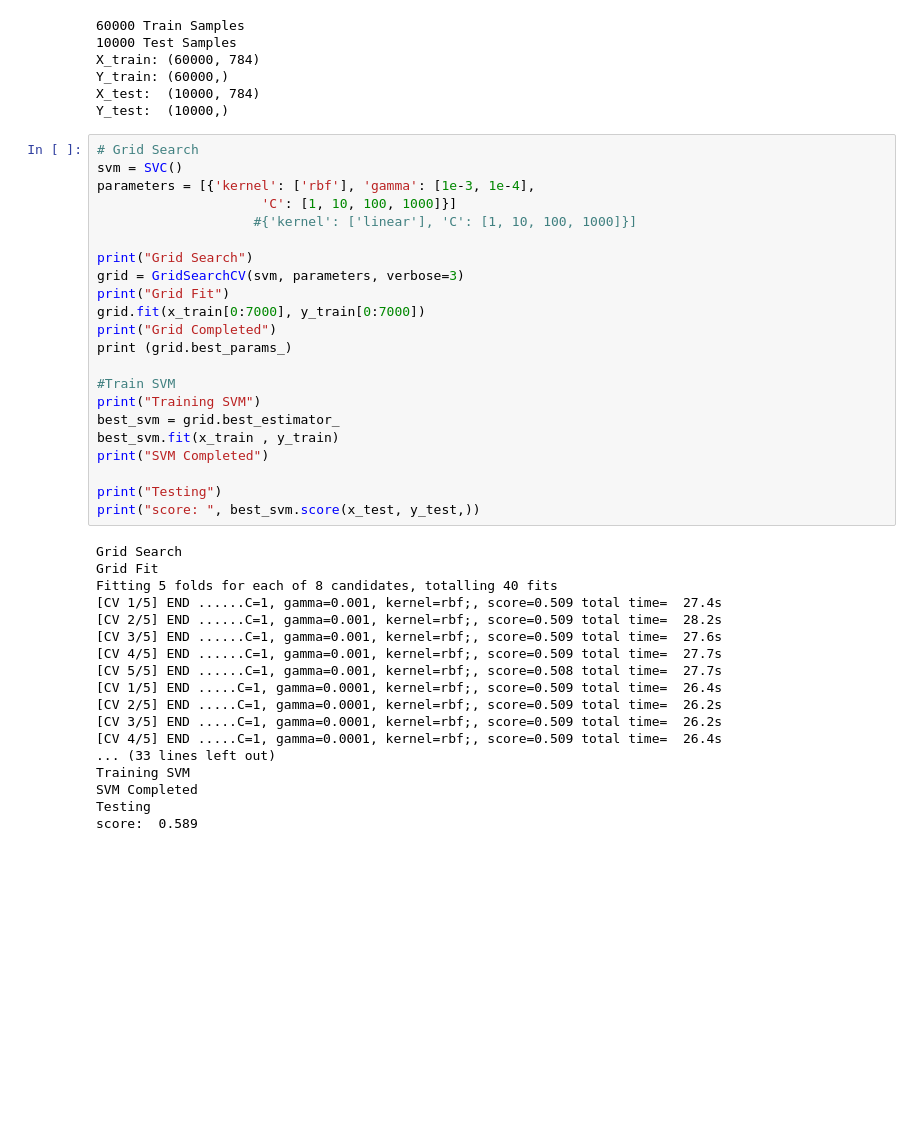
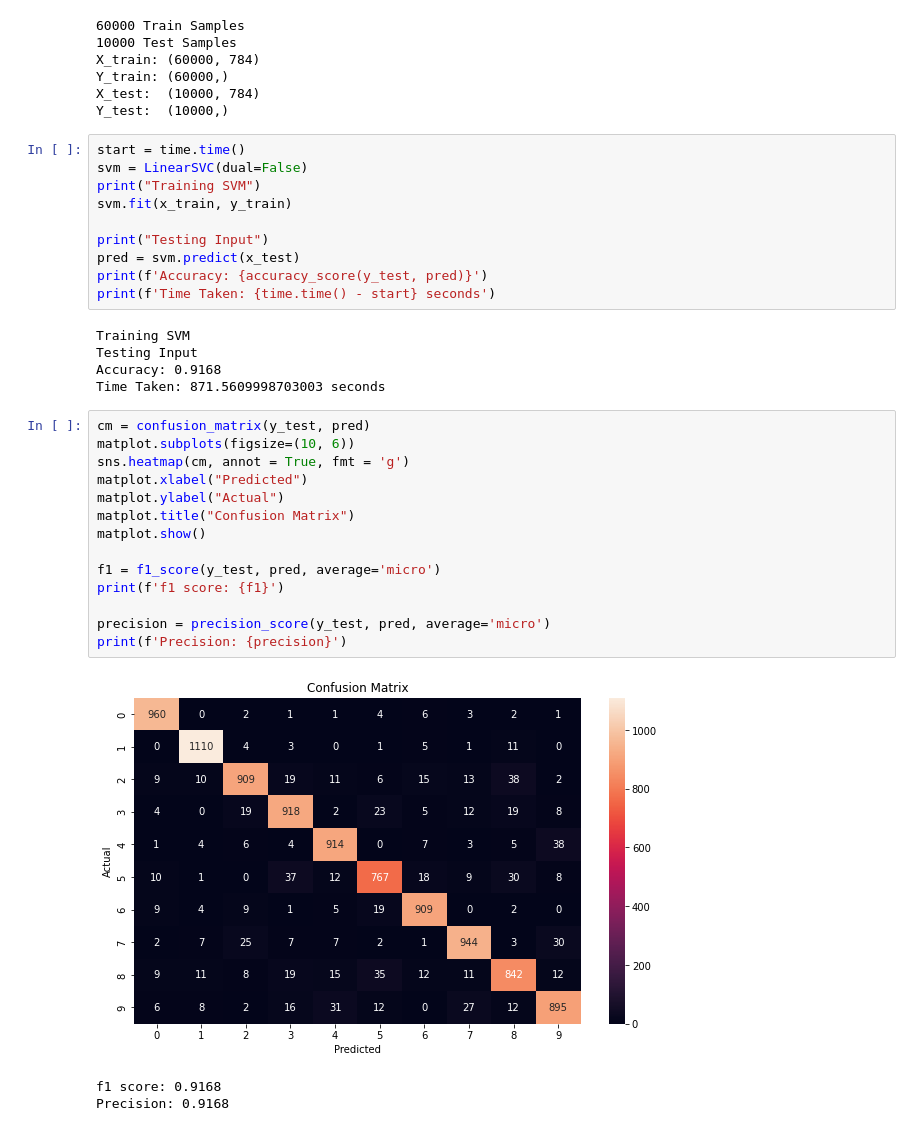
Before and after one commit to ayad318/ML2, a Jupyter notebook: SVM.ipynb, the cells around one changed output. Cells and saved outputs as stored; diff of their text form; blank space fills up the shorter version.

```diff
--- a/SVM.ipynb
+++ b/SVM.ipynb
@@ -38,42 +40,35 @@ Y_train: (60000,)
 X_test:  (10000, 784)
 Y_test:  (10000,)
 # %%
-# Grid Search
-svm = SVC()
-parameters = [{'kernel': ['rbf'], 'gamma': [1e-3, 1e-4],
-                     'C': [1, 10, 100, 1000]}]
-                    #{'kernel': ['linear'], 'C': [1, 10, 100, 1000]}]
+start = time.time()
+svm = LinearSVC(dual=False)
+print("Training SVM")
+svm.fit(x_train, y_train)
 
-print("Grid Search")
-grid = GridSearchCV(svm, parameters, verbose=3)
-print("Grid Fit")
-grid.fit(x_train[0:7000], y_train[0:7000])
-print("Grid Completed")
-print (grid.best_params_)
-
-#Train SVM
-print("Training SVM")
-best_svm = grid.best_estimator_
-best_svm.fit(x_train , y_train)
-print("SVM Completed")
-
-print("Testing")
-print("score: ", best_svm.score(x_test, y_test,))
+print("Testing Input")
+pred = svm.predict(x_test)
+print(f'Accuracy: {accuracy_score(y_test, pred)}')
+print(f'Time Taken: {time.time() - start} seconds')
 # %% [output]
-Grid Search
-Grid Fit
-Fitting 5 folds for each of 8 candidates, totalling 40 fits
-[CV 1/5] END ......C=1, gamma=0.001, kernel=rbf;, score=0.509 total time=  27.4s
-[CV 2/5] END ......C=1, gamma=0.001, kernel=rbf;, score=0.509 total time=  28.2s
-[CV 3/5] END ......C=1, gamma=0.001, kernel=rbf;, score=0.509 total time=  27.6s
-[CV 4/5] END ......C=1, gamma=0.001, kernel=rbf;, score=0.509 total time=  27.7s
-[CV 5/5] END ......C=1, gamma=0.001, kernel=rbf;, score=0.508 total time=  27.7s
-[CV 1/5] END .....C=1, gamma=0.0001, kernel=rbf;, score=0.509 total time=  26.4s
-[CV 2/5] END .....C=1, gamma=0.0001, kernel=rbf;, score=0.509 total time=  26.2s
-[CV 3/5] END .....C=1, gamma=0.0001, kernel=rbf;, score=0.509 total time=  26.2s
-[CV 4/5] END .....C=1, gamma=0.0001, kernel=rbf;, score=0.509 total time=  26.4s
-... (33 lines left out)
 Training SVM
-SVM Completed
-Testing
-score:  0.589
+Testing Input
+Accuracy: 0.9168
+Time Taken: 871.5609998703003 seconds
+# %%
+cm = confusion_matrix(y_test, pred)
+matplot.subplots(figsize=(10, 6))
+sns.heatmap(cm, annot = True, fmt = 'g')
+matplot.xlabel("Predicted")
+matplot.ylabel("Actual")
+matplot.title("Confusion Matrix")
+matplot.show()
+
+f1 = f1_score(y_test, pred, average='micro')
+print(f'f1 score: {f1}')
+
+precision = precision_score(y_test, pred, average='micro')
+print(f'Precision: {precision}')
+# %% [output]
+[figure, added]
+f1 score: 0.9168
+Precision: 0.9168
```
Also changed, not shown: parts of 2 cells of this notebook, 1 other file.
